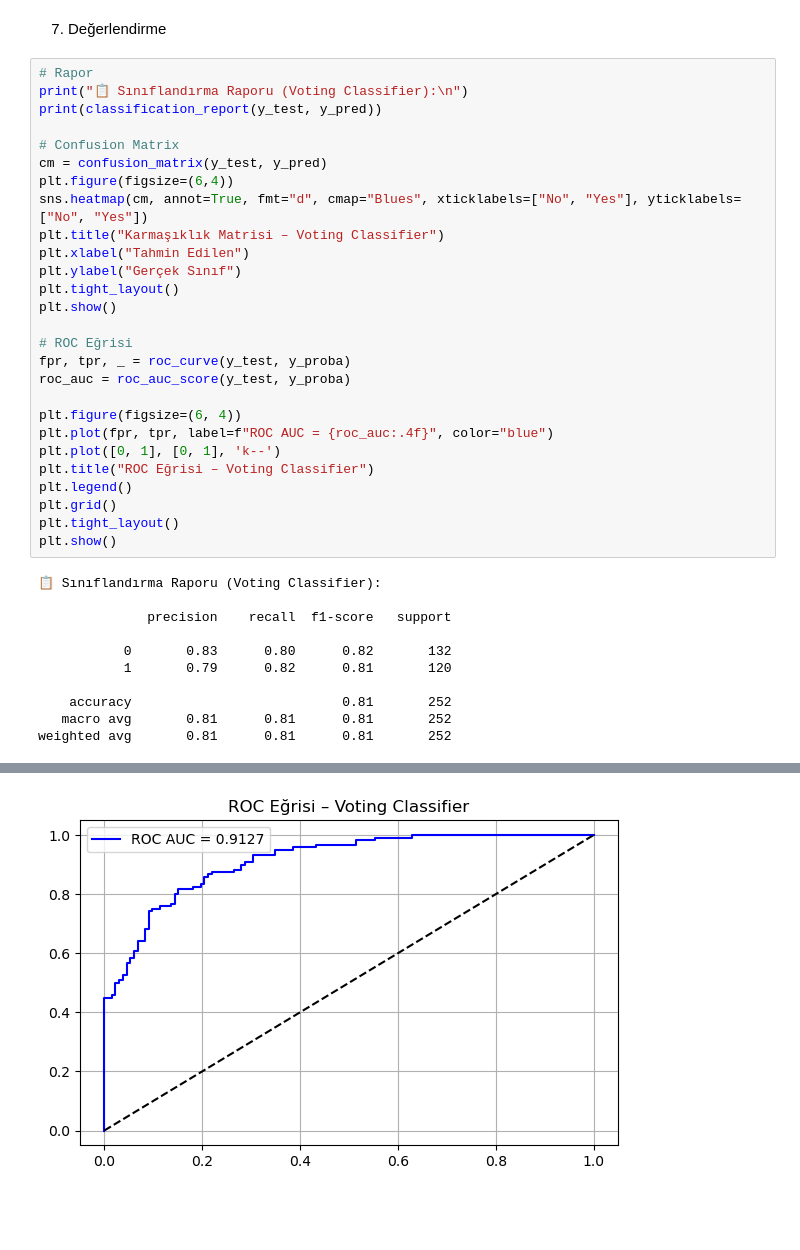
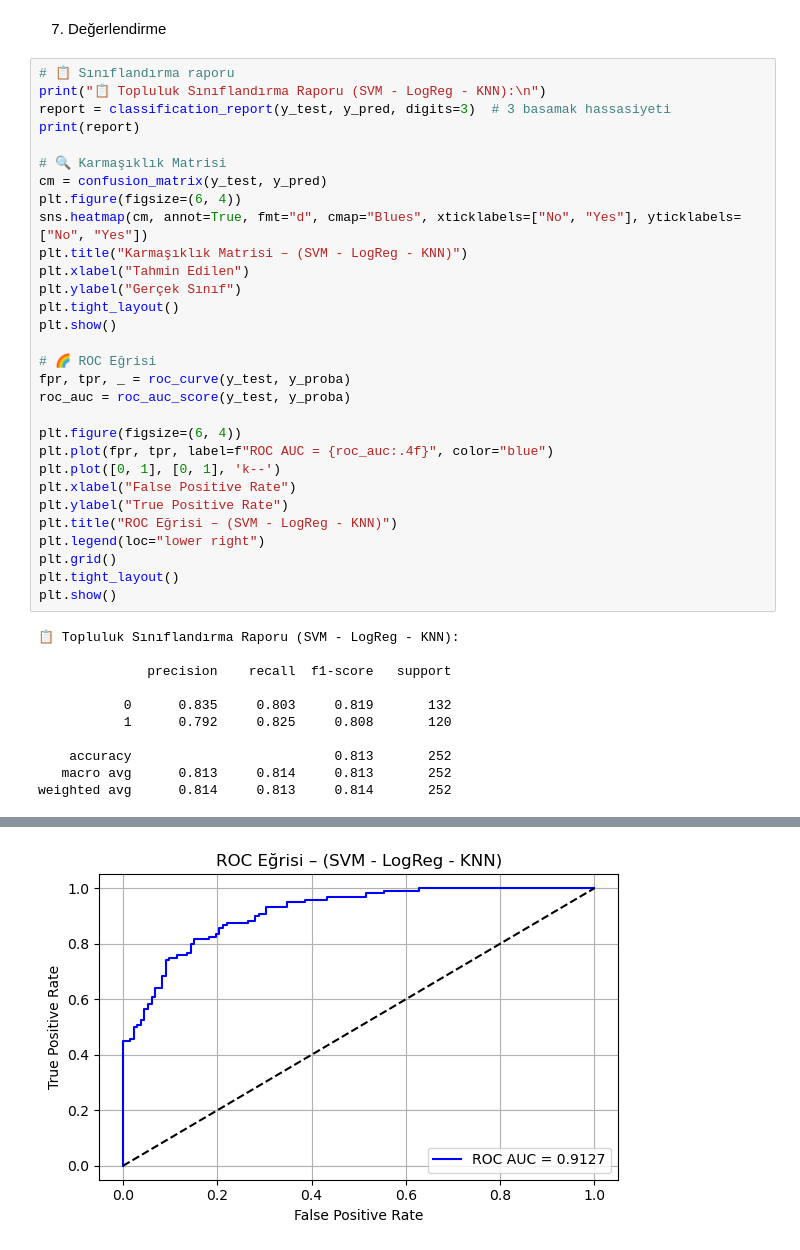
Before and after one commit to batukar/yz_ogrenme_modelleri, a Jupyter notebook: mental_health/normal/voting_classifier.ipynb, the cells around one changed output, grey strips where cells are left out. Drawn from its saved outputs; the diff is of its cells as text; blank space fills up the shorter version.

```diff
--- a/mental_health/normal/voting_classifier.ipynb
+++ b/mental_health/normal/voting_classifier.ipynb
@@ -111,40 +107,43 @@ y_proba = voting_clf.predict_proba(X_test_scaled)[:, 1]
 # %% [markdown]
 7. Değerlendirme
 # %%
-# Rapor
-print("📋 Sınıflandırma Raporu (Voting Classifier):\n")
-print(classification_report(y_test, y_pred))
+# 📋 Sınıflandırma raporu
+print("📋 Topluluk Sınıflandırma Raporu (SVM - LogReg - KNN):\n")
+report = classification_report(y_test, y_pred, digits=3)  # 3 basamak hassasiyeti
+print(report)
 
-# Confusion Matrix
+# 🔍 Karmaşıklık Matrisi
 cm = confusion_matrix(y_test, y_pred)
-plt.figure(figsize=(6,4))
+plt.figure(figsize=(6, 4))
 sns.heatmap(cm, annot=True, fmt="d", cmap="Blues", xticklabels=["No", "Yes"], yticklabels=["No", "Yes"])
-plt.title("Karmaşıklık Matrisi – Voting Classifier")
+plt.title("Karmaşıklık Matrisi – (SVM - LogReg - KNN)")
 plt.xlabel("Tahmin Edilen")
 plt.ylabel("Gerçek Sınıf")
 plt.tight_layout()
 plt.show()
 
-# ROC Eğrisi
+# 🌈 ROC Eğrisi
 fpr, tpr, _ = roc_curve(y_test, y_proba)
 roc_auc = roc_auc_score(y_test, y_proba)
 
 plt.figure(figsize=(6, 4))
 plt.plot(fpr, tpr, label=f"ROC AUC = {roc_auc:.4f}", color="blue")
 plt.plot([0, 1], [0, 1], 'k--')
-plt.title("ROC Eğrisi – Voting Classifier")
-plt.legend()
+plt.xlabel("False Positive Rate")
+plt.ylabel("True Positive Rate")
+plt.title("ROC Eğrisi – (SVM - LogReg - KNN)")
+plt.legend(loc="lower right")
 plt.grid()
 plt.tight_layout()
 plt.show()
 # %% [output]
-📋 Sınıflandırma Raporu (Voting Classifier):
+📋 Topluluk Sınıflandırma Raporu (SVM - LogReg - KNN):
 
               precision    recall  f1-score   support
 
-           0       0.83      0.80      0.82       132
-           1       0.79      0.82      0.81       120
+           0      0.835     0.803     0.819       132
+           1      0.792     0.825     0.808       120
 
-    accuracy                           0.81       252
-   macro avg       0.81      0.81      0.81       252
-weighted avg       0.81      0.81      0.81       252
+    accuracy                          0.813       252
+   macro avg      0.813     0.814     0.813       252
+weighted avg      0.814     0.813     0.814       252
@@ -152 +151 @@ weighted avg       0.81      0.81      0.81       252
-[figure, old version]
+[figure, new version]
```
Also changed, not shown: parts of 9 cells of this notebook, 31 other files.
